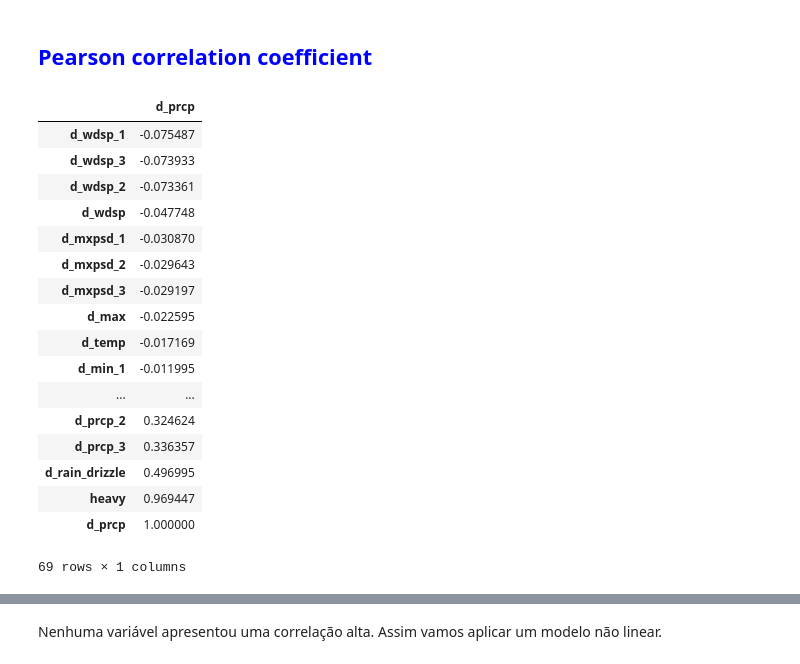
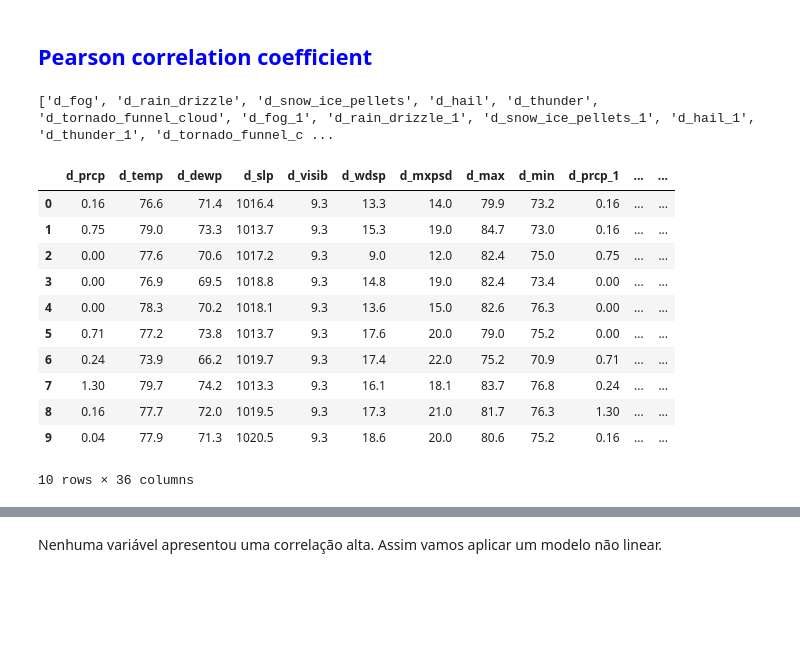
Before and after one commit to dedeco/bigclima-project, a Jupyter notebook: notebooks/prcp-extreme-local.ipynb, the cells around one changed output, grey strips where cells are left out. Saved outputs shown, nothing was run; the diff lists cells and outputs as text; code cells hidden in the pictures; blank space fills up the shorter version.

```diff
--- a/notebooks/prcp-extreme-local.ipynb
+++ b/notebooks/prcp-extreme-local.ipynb
@@ -272,5 +275,9 @@ for column in df_limpo.columns:
     if column in ['d_sndp','d_sndp_1','d_sndp_2','d_sndp_3']:
         df_limpo = df_limpo.drop(column, axis = 1)
 
+for column in df_limpo.columns:
+    if column in ['key','key_1','key_2','key_3']:
+        df_limpo = df_limpo.drop(column, axis = 1)
+
 df_limpo.columns
 # %% [output]
@@ -386,4 +387,0 @@ df_intptd[:10]
-# %%
-df_intptd['heavy'] = (df_intptd['d_prcp'] > 1.6548)
-df_intptd['heavy']  = df_intptd['heavy'].astype(object).replace({False: 0, True: 1})
-df_intptd[:10]
@@ -405,26 +392,30 @@ df_intptd[:10]
+# %%
+FLAGS = ['d_fog','d_rain_drizzle','d_snow_ice_pellets','d_hail','d_thunder','d_tornado_funnel_cloud','d_fog_1','d_rain_drizzle_1','d_snow_ice_pellets_1','d_hail_1','d_thunder_1','d_tornado_funnel_cloud_1','d_fog_2','d_rain_drizzle_2','d_snow_ice_pellets_2','d_hail_2','d_thunder_2','d_tornado_funnel_cloud_2','d_fog_3','d_rain_drizzle_3','d_snow_ice_pellets_3','d_hail_3','d_thunder_3','d_tornado_funnel_cloud_3']
+
+print (FLAGS)
+# %% [output]
+['d_fog', 'd_rain_drizzle', 'd_snow_ice_pellets', 'd_hail', 'd_thunder', 'd_tornado_funnel_cloud', 'd_fog_1', 'd_rain_drizzle_1', 'd_snow_ice_pellets_1', 'd_hail_1', 'd_thunder_1', 'd_tornado_funnel_c ...
 # %%
 df_corl = df_intptd.copy(deep=True)
 for v in df_corl.columns:
-  if v in ['d_stn','d_da','d_mo','d_year']:
+  if v in ['d_stn','d_da','d_mo','d_year', 'ws_lat', 'ws_lon']:
     df_corl = df_corl.drop(v, axis = 1)
 
-df_corl.corr()[['d_prcp']].sort_values('d_prcp')
+for v in df_corl.columns:
+  if v in FLAGS:
+    df_corl = df_corl.drop(v, axis = 1)
+
+df_corl[:10]
 # %% [output]
-|  | d_prcp |
-| d_wdsp_1 | -0.075487 |
-| d_wdsp_3 | -0.073933 |
-| d_wdsp_2 | -0.073361 |
-| d_wdsp | -0.047748 |
-| d_mxpsd_1 | -0.030870 |
-| d_mxpsd_2 | -0.029643 |
-| d_mxpsd_3 | -0.029197 |
-| d_max | -0.022595 |
-| d_temp | -0.017169 |
-| d_min_1 | -0.011995 |
-| ... | ... |
-| d_prcp_2 | 0.324624 |
-| d_prcp_3 | 0.336357 |
-| d_rain_drizzle | 0.496995 |
-| heavy | 0.969447 |
-| d_prcp | 1.000000 |
+|  | d_prcp | d_temp | d_dewp | d_slp | d_visib | d_wdsp | d_mxpsd | d_max | d_min | d_prcp_1 | ... | ... |
+| 0 | 0.16 | 76.6 | 71.4 | 1016.4 | 9.3 | 13.3 | 14.0 | 79.9 | 73.2 | 0.16 | ... | ... |
+| 1 | 0.75 | 79.0 | 73.3 | 1013.7 | 9.3 | 15.3 | 19.0 | 84.7 | 73.0 | 0.16 | ... | ... |
+| 2 | 0.00 | 77.6 | 70.6 | 1017.2 | 9.3 | 9.0 | 12.0 | 82.4 | 75.0 | 0.75 | ... | ... |
+| 3 | 0.00 | 76.9 | 69.5 | 1018.8 | 9.3 | 14.8 | 19.0 | 82.4 | 73.4 | 0.00 | ... | ... |
+| 4 | 0.00 | 78.3 | 70.2 | 1018.1 | 9.3 | 13.6 | 15.0 | 82.6 | 76.3 | 0.00 | ... | ... |
+| 5 | 0.71 | 77.2 | 73.8 | 1013.7 | 9.3 | 17.6 | 20.0 | 79.0 | 75.2 | 0.00 | ... | ... |
+| 6 | 0.24 | 73.9 | 66.2 | 1019.7 | 9.3 | 17.4 | 22.0 | 75.2 | 70.9 | 0.71 | ... | ... |
+| 7 | 1.30 | 79.7 | 74.2 | 1013.3 | 9.3 | 16.1 | 18.1 | 83.7 | 76.8 | 0.24 | ... | ... |
+| 8 | 0.16 | 77.7 | 72.0 | 1019.5 | 9.3 | 17.3 | 21.0 | 81.7 | 76.3 | 1.30 | ... | ... |
+| 9 | 0.04 | 77.9 | 71.3 | 1020.5 | 9.3 | 18.6 | 20.0 | 80.6 | 75.2 | 0.16 | ... | ... |
-69 rows × 1 columns
+10 rows × 36 columns
```
Also changed, not shown: parts of 26 cells of this notebook, 1 other file.
